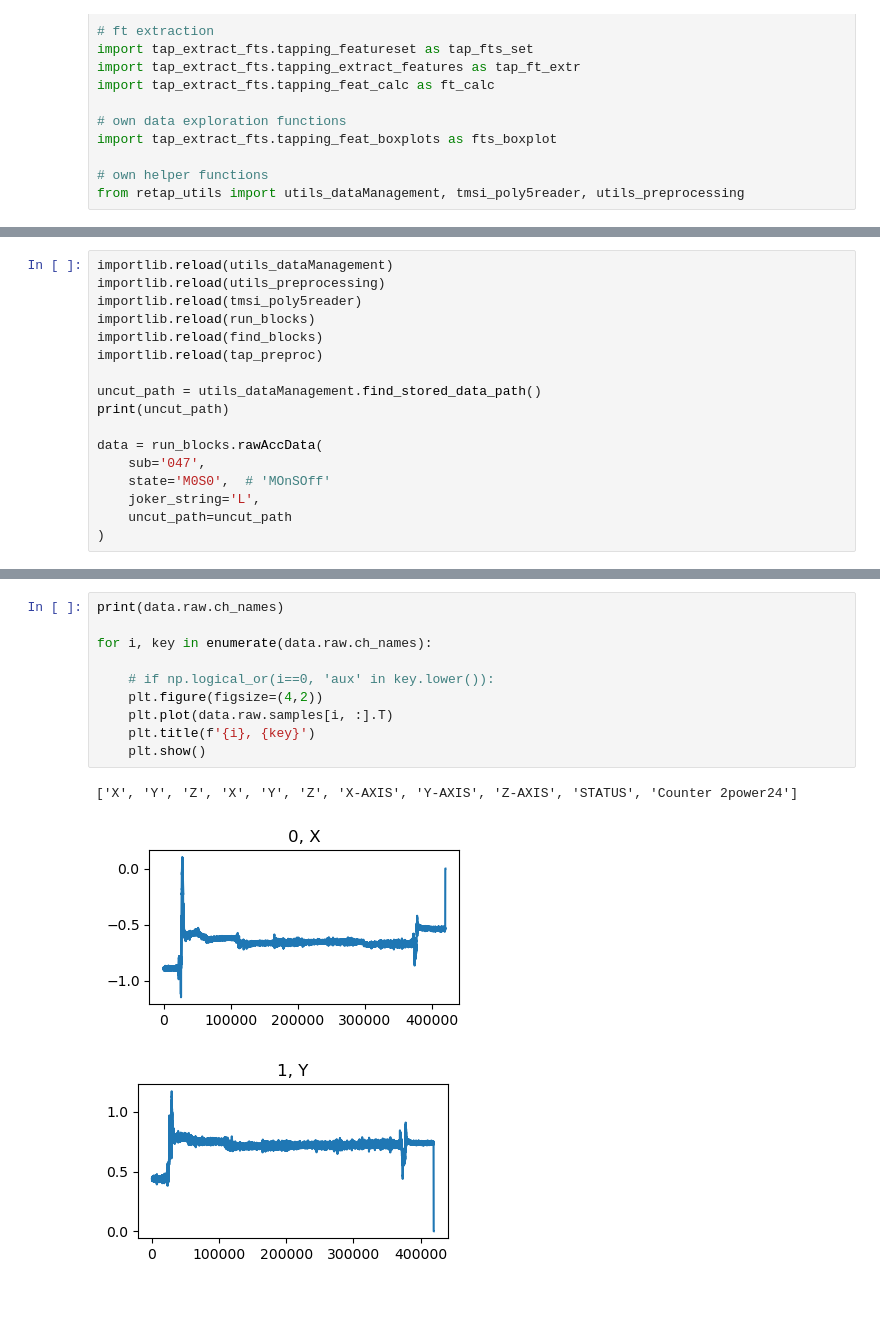
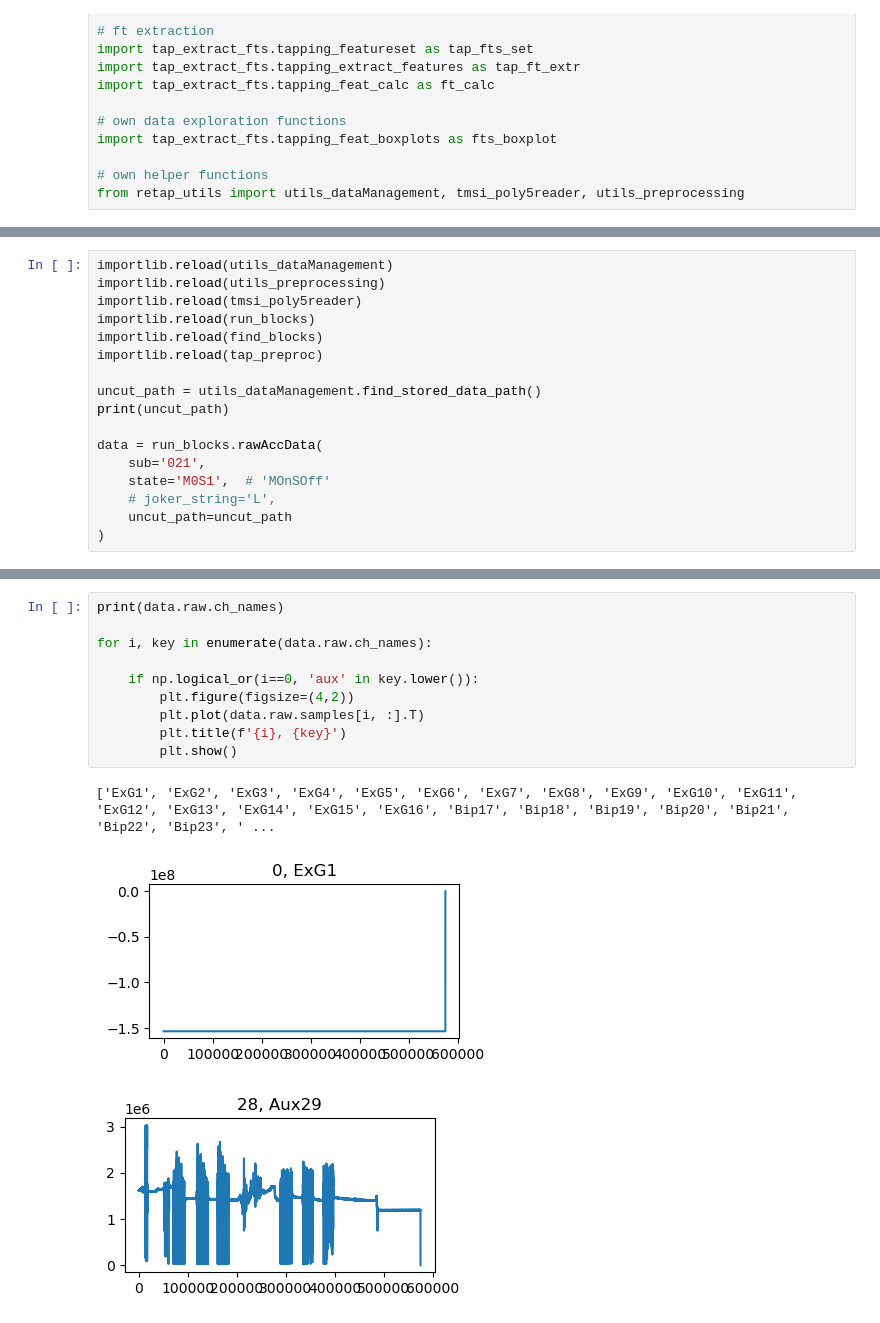
Before and after one commit to jgvhabets/updrsTapping, a Jupyter notebook: updrsTapping_finding_storing_blocks.ipynb, the cells around one changed output, grey strips where cells are left out. Cells and saved outputs as stored; diff of their text form.

```diff
--- a/updrsTapping_finding_storing_blocks.ipynb
+++ b/updrsTapping_finding_storing_blocks.ipynb
@@ -102,9 +100,9 @@ uncut_path = utils_dataManagement.find_stored_data_path()
 print(uncut_path)
 
 data = run_blocks.rawAccData(
-    sub='047',
-    state='M0S0',  # 'MOnSOff'
-    joker_string='L',
+    sub='021',
+    state='M0S1',  # 'MOnSOff'
+    # joker_string='L',
     uncut_path=uncut_path
 )
 # %% [output]
@@ -128,14 +126,14 @@ saved block 3: BER047_M0S0_L_block4_250Hz.csv @ c:\Users\habetsj\Research\projec
 # %%
 print(data.raw.ch_names)
 
 for i, key in enumerate(data.raw.ch_names):
 
-    # if np.logical_or(i==0, 'aux' in key.lower()):
-    plt.figure(figsize=(4,2))
-    plt.plot(data.raw.samples[i, :].T)
-    plt.title(f'{i}, {key}')
-    plt.show()
+    if np.logical_or(i==0, 'aux' in key.lower()):
+        plt.figure(figsize=(4,2))
+        plt.plot(data.raw.samples[i, :].T)
+        plt.title(f'{i}, {key}')
+        plt.show()
 # %% [output]
-['X', 'Y', 'Z', 'X', 'Y', 'Z', 'X-AXIS', 'Y-AXIS', 'Z-AXIS', 'STATUS', 'Counter 2power24']
+['ExG1', 'ExG2', 'ExG3', 'ExG4', 'ExG5', 'ExG6', 'ExG7', 'ExG8', 'ExG9', 'ExG10', 'ExG11', 'ExG12', 'ExG13', 'ExG14', 'ExG15', 'ExG16', 'Bip17', 'Bip18', 'Bip19', 'Bip20', 'Bip21', 'Bip22', 'Bip23', ' ...
-[figure, old version]
+[figure, new version]
-[figure, old version]
+[figure, new version]
```
Also changed, not shown: parts of 4 cells of this notebook, 3 other files.
